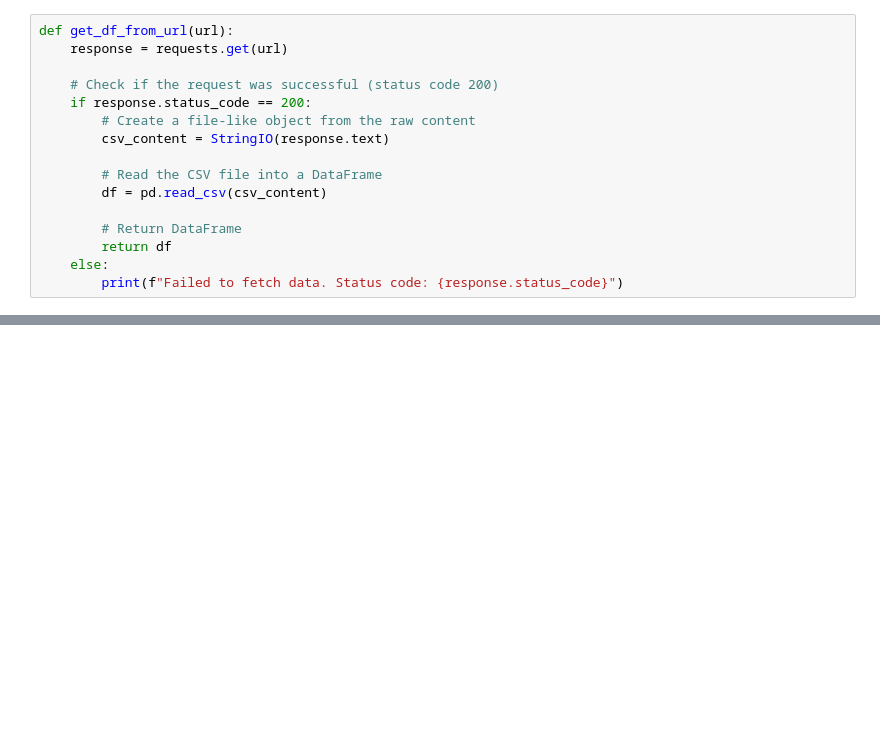
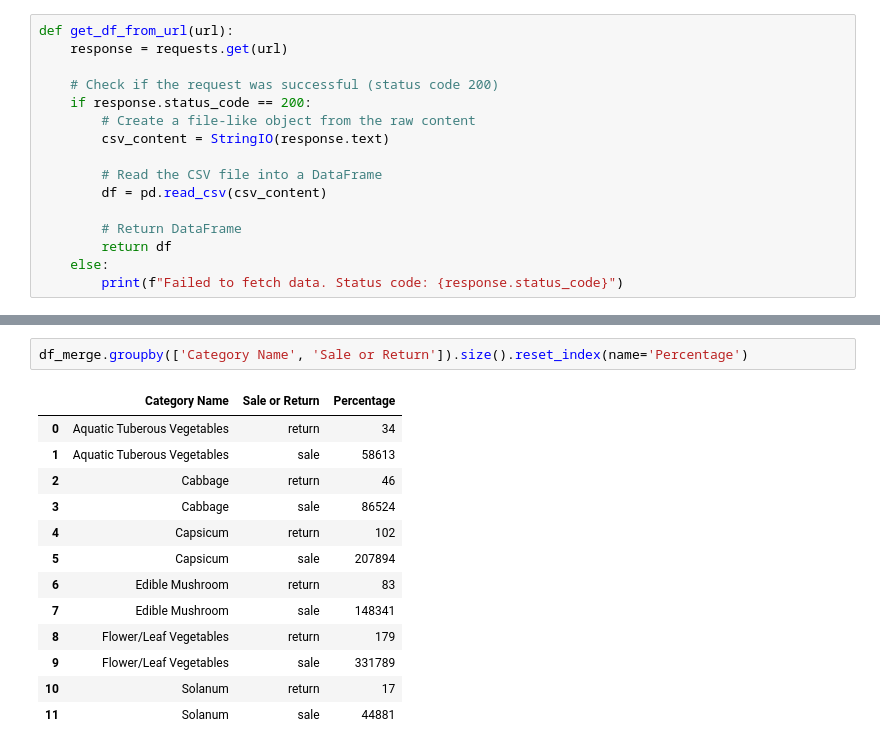
Before and after one commit to prattapong/Data-Science-Portfolio, a Jupyter notebook: Projects/Supermaket Sales Data/code/Exploratory Data Analysis.ipynb, the cells around one changed output, grey strips where cells are left out. Drawn from its saved outputs; the diff is of its cells as text; blank space fills up the shorter version.

```diff
--- a/Projects/Supermaket Sales Data/code/Exploratory Data Analysis.ipynb
+++ b/Projects/Supermaket Sales Data/code/Exploratory Data Analysis.ipynb
@@ -37,0 +179,16 @@ df_transaction = get_df_from_url(annex2)
+# %%
+df_merge.groupby(['Category Name', 'Sale or Return']).size().reset_index(name='Percentage')
+# %% [output]
+|  | Category Name | Sale or Return | Percentage |
+| 0 | Aquatic Tuberous Vegetables | return | 34 |
+| 1 | Aquatic Tuberous Vegetables | sale | 58613 |
+| 2 | Cabbage | return | 46 |
+| 3 | Cabbage | sale | 86524 |
+| 4 | Capsicum | return | 102 |
+| 5 | Capsicum | sale | 207894 |
+| 6 | Edible Mushroom | return | 83 |
+| 7 | Edible Mushroom | sale | 148341 |
+| 8 | Flower/Leaf Vegetables | return | 179 |
+| 9 | Flower/Leaf Vegetables | sale | 331789 |
+| 10 | Solanum | return | 17 |
+| 11 | Solanum | sale | 44881 |
```
Also changed, not shown: parts of 18 cells of this notebook.
